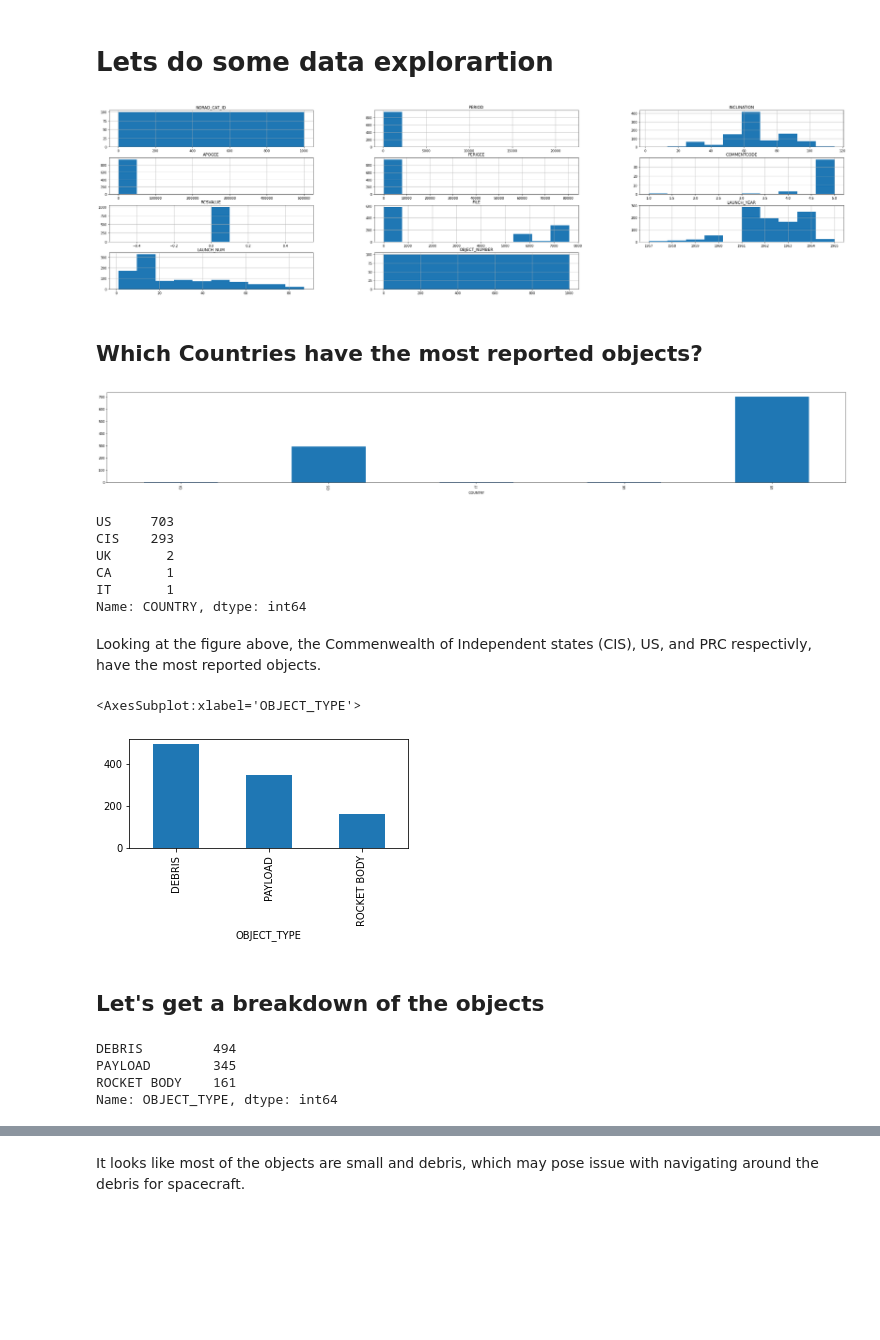
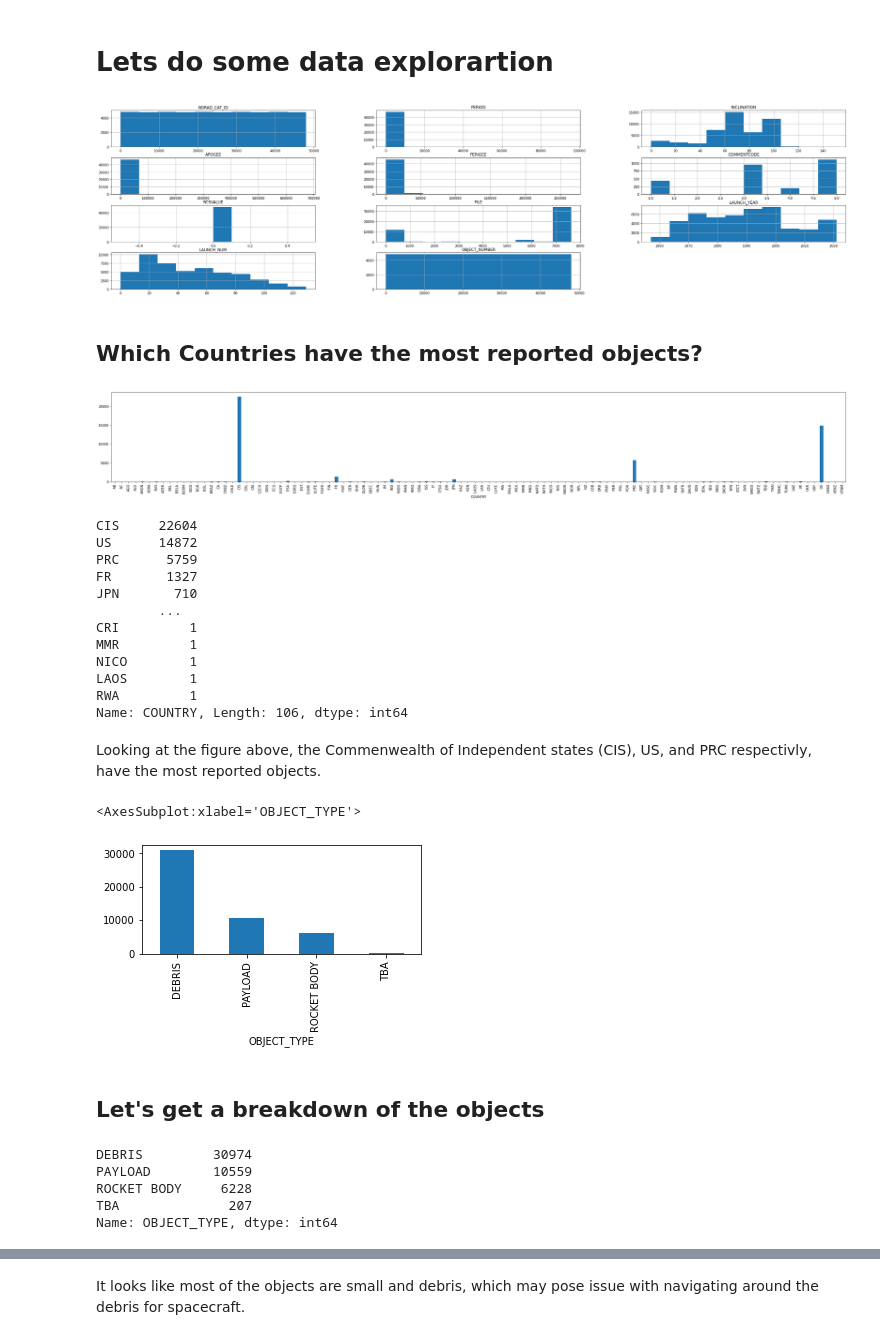
Before and after one commit to dkolosa/SpaceDebrisClassifier, a Jupyter notebook: SPclassifier.ipynb, the cells around one changed output, grey strips where cells are left out. Cells and saved outputs as stored; diff of their text form; code cells hidden in the pictures; blank space fills up the shorter version.

```diff
--- a/SPclassifier.ipynb
+++ b/SPclassifier.ipynb
@@ -42,7 +37,7 @@ def plot_decision_regions(X, y, classifier, test_idx=None, resolution=0.02):
         plt.scatter(X_test[:, 0], X_test[:, 1], c='',
                     alpha=1.0, linewidth=1, marker='o', s=55, label='test set')
 # %%
-dataset = pd.read_json('sat_update.json')
+dataset = pd.read_json('satcat100k.json')
 # %%
 dataset.head()
 # %% [output]
@@ -91,7 +86,7 @@ dataset.describe()
 dataset.hist(figsize=(40,10))
 plt.show()
 # %% [output]
-[figure, old version]
+[figure, new version]
 # %%
 corr_mat = dataset.corr()
 # %% [markdown]
@@ -99,18 +94,24 @@ corr_mat = dataset.corr()
 # %%
 dfcountry = dataset.groupby(['COUNTRY'])['COUNTRY'].count()
 dfcountry.plot(kind='bar')
-plt.rcParams['figure.figsize'] = (40, 5)
+plt.rcParams['figure.figsize'] = (50, 5)
 # %% [output]
-[figure, old version]
+[figure, new version]
 # %%
 dataset['COUNTRY'].value_counts()
 # %% [output]
-US     703
-CIS    293
-UK       2
-CA       1
-IT       1
-Name: COUNTRY, dtype: int64
+CIS     22604
+US      14872
+PRC      5759
+FR       1327
+JPN       710
+        ...
+CRI         1
+MMR         1
+NICO        1
+LAOS        1
+RWA         1
+Name: COUNTRY, Length: 106, dtype: int64
 # %% [markdown]
 Looking at the figure above, the Commenwealth of Independent states (CIS), US, and PRC respectivly, have the most reported objects.
 # %%
@@ -118,15 +119,16 @@ dfobjects = dataset.groupby(['OBJECT_TYPE'])['OBJECT_TYPE'].count()
 dfobjects.plot(kind='bar', figsize=(5,2))
 # %% [output]
 <AxesSubplot:xlabel='OBJECT_TYPE'>
-[figure, old version]
+[figure, new version]
 # %% [markdown]
 ## Let's get a breakdown of the objects
 # %%
 dataset['OBJECT_TYPE'].value_counts()
 # %% [output]
-DEBRIS         494
-PAYLOAD        345
-ROCKET BODY    161
+DEBRIS         30974
+PAYLOAD        10559
+ROCKET BODY     6228
+TBA              207
 Name: OBJECT_TYPE, dtype: int64
 # %%
 dfobjects = dataset.groupby(['RCS_SIZE'])['RCS_SIZE'].count()
```
Also changed, not shown: parts of 24 cells of this notebook, 1 other file.
